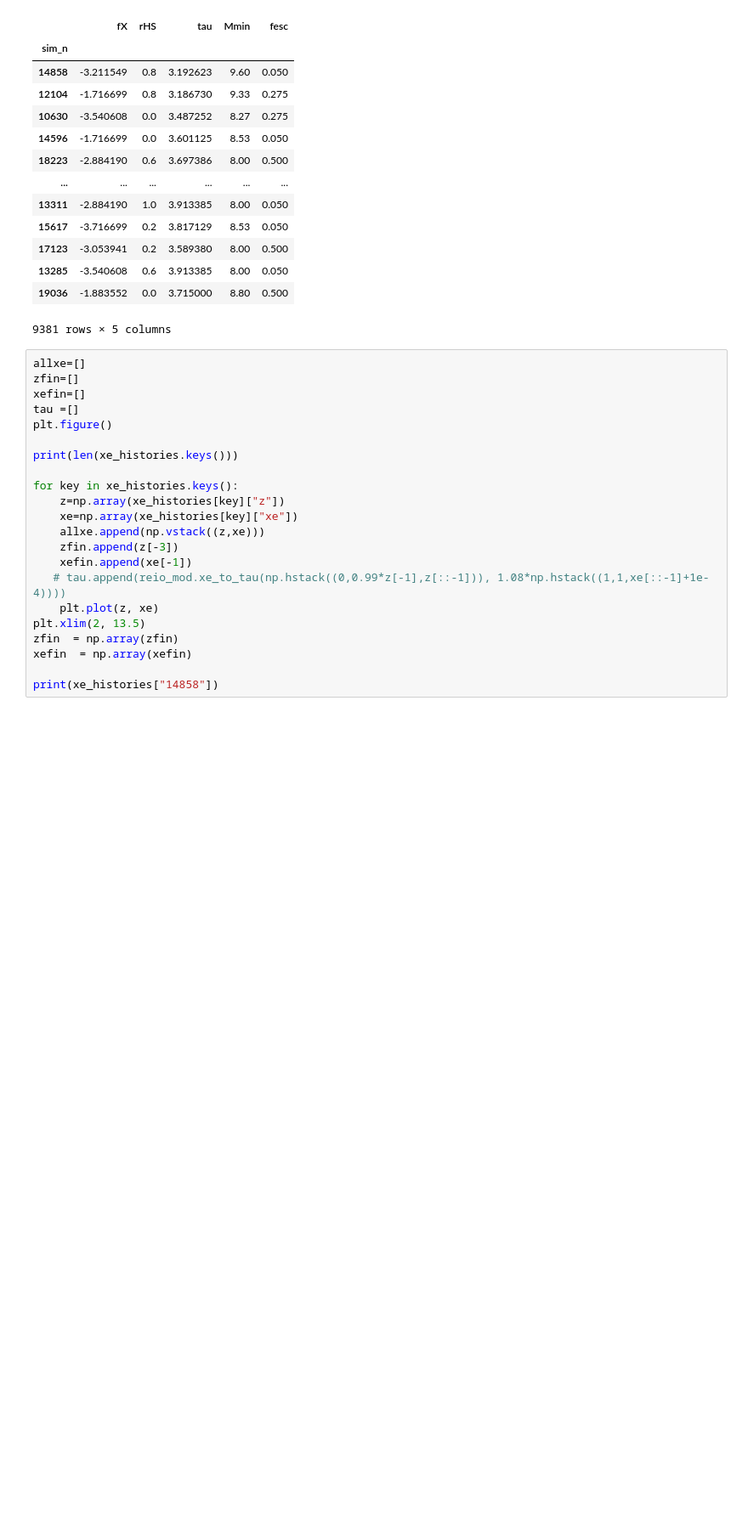
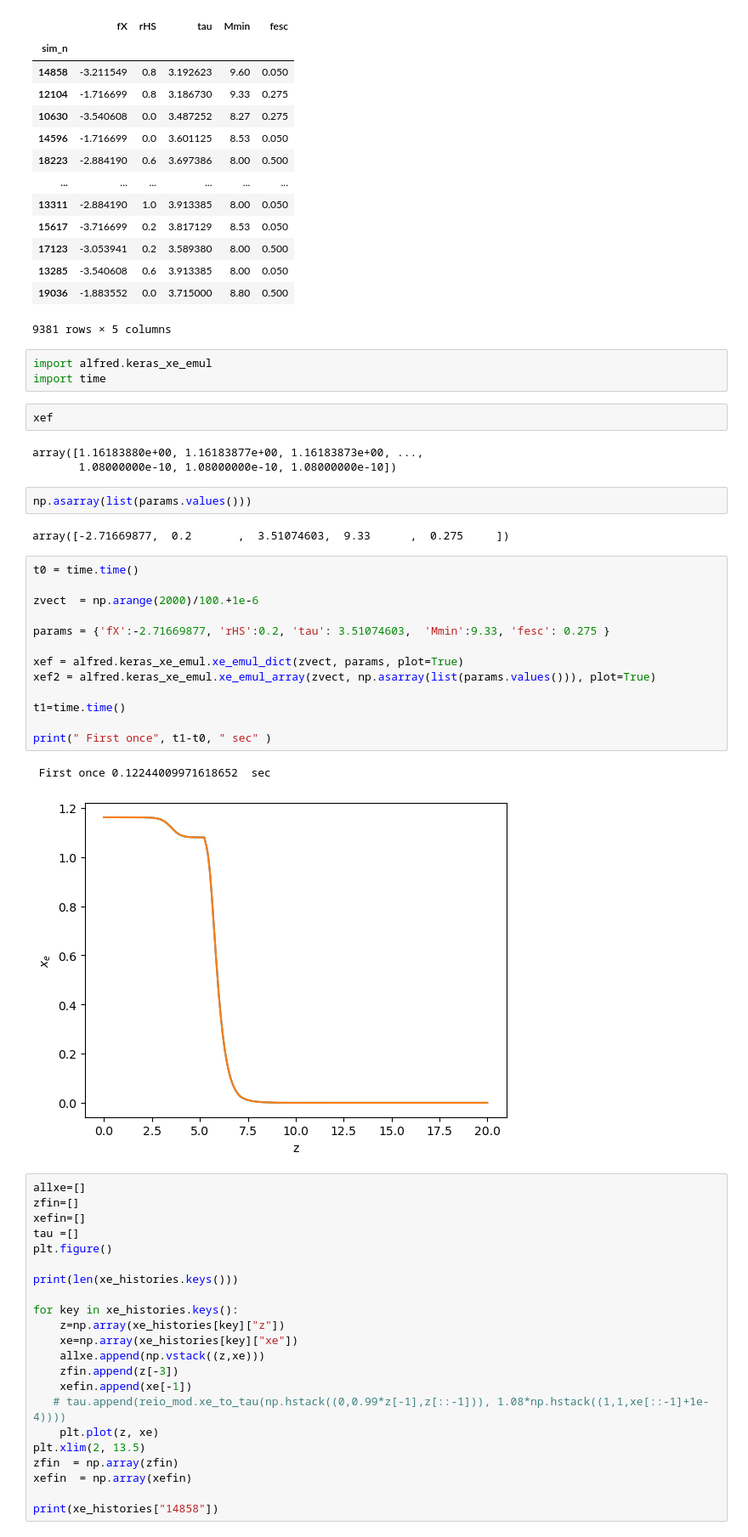
Before and after one commit to lisaleemcb/alfred, a Jupyter notebook: notebooks/ml_xe_debug.ipynb, the cells around one changed output. Shown at 85% size. Cells and saved outputs as stored; diff of their text form; blank space fills up the shorter version.

Commit message:
adjusted xe emul

```diff
--- a/notebooks/ml_xe_debug.ipynb
+++ b/notebooks/ml_xe_debug.ipynb
@@ -30,6 +32,34 @@ df
 | 13285 | -3.540608 | 0.6 | 3.913385 | 8.00 | 0.050 |
 | 19036 | -1.883552 | 0.0 | 3.715000 | 8.80 | 0.500 |
 9381 rows × 5 columns
+# %%
+import alfred.keras_xe_emul
+import time
+# %%
+xef
+# %% [output]
+array([1.16183880e+00, 1.16183877e+00, 1.16183873e+00, ...,
+       1.08000000e-10, 1.08000000e-10, 1.08000000e-10])
+# %%
+np.asarray(list(params.values()))
+# %% [output]
+array([-2.71669877,  0.2       ,  3.51074603,  9.33      ,  0.275     ])
+# %%
+t0 = time.time()
+
+zvect  = np.arange(2000)/100.+1e-6
+
+params = {'fX':-2.71669877, 'rHS':0.2, 'tau': 3.51074603,  'Mmin':9.33, 'fesc': 0.275 }
+
+xef = alfred.keras_xe_emul.xe_emul_dict(zvect, params, plot=True)
+xef2 = alfred.keras_xe_emul.xe_emul_array(zvect, np.asarray(list(params.values())), plot=True)
+
+t1=time.time()
+
+print(" First once", t1-t0, " sec" )
+# %% [output]
+ First once 0.12244009971618652  sec
+[figure, added]
 # %%
 allxe=[]
 zfin=[]
```
Also changed, not shown: parts of 1 cell of this notebook, 2 other files.
